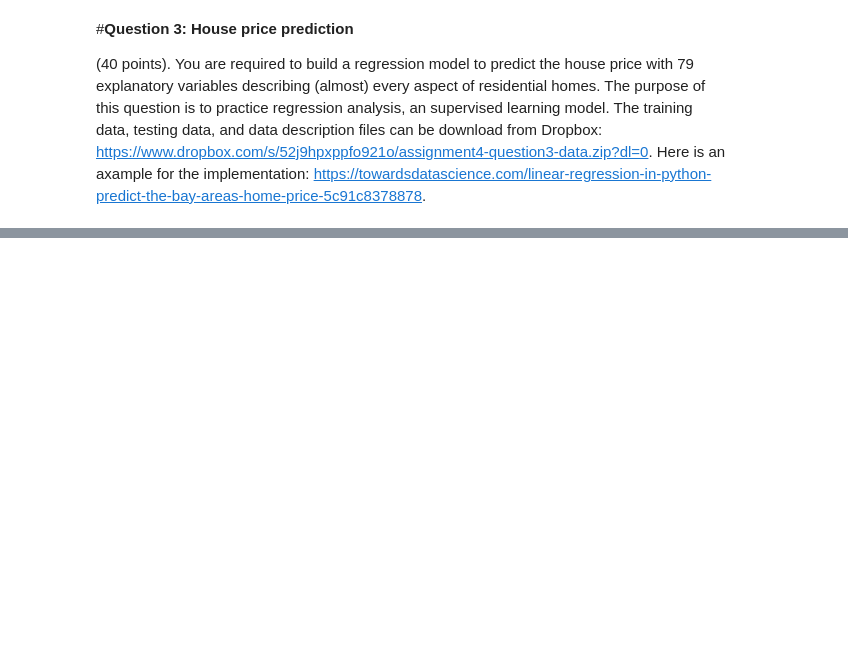
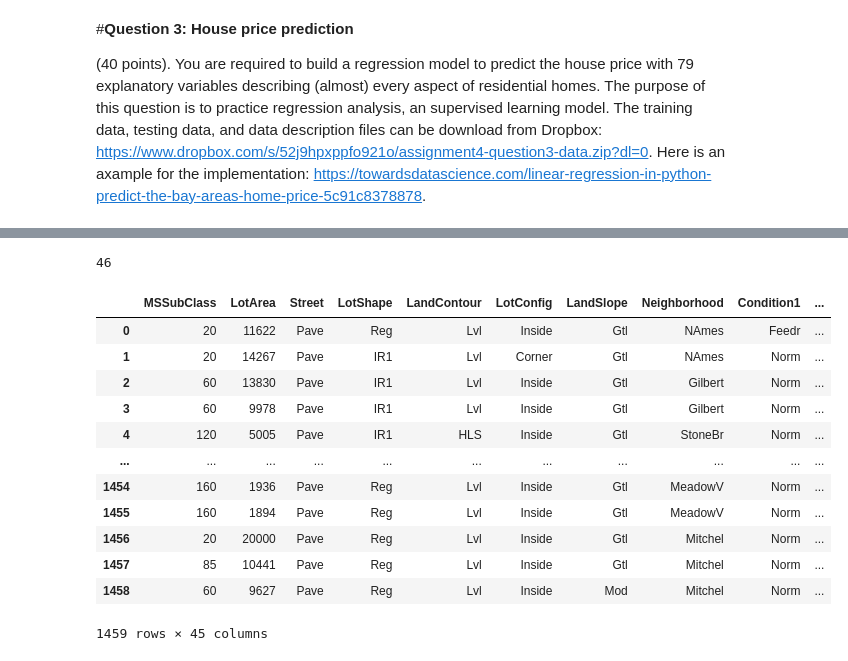
Before and after one commit to rajitakolla/computational_methods, a Jupyter notebook: Assignment04.ipynb, the cells around one changed output, grey strips where cells are left out. Cells and saved outputs as stored; diff of their text form; code cells hidden in the pictures; blank space fills up the shorter version.

```diff
--- a/Assignment04.ipynb
+++ b/Assignment04.ipynb
@@ -582,3 +622,7 @@ visualizer(classification_report(y_test,y_op_multinomialNB,output_dict=True))
 
 
 (40 points). You are required to build a regression model to predict the house price with 79 explanatory variables describing (almost) every aspect of residential homes. The purpose of this question is to practice regression analysis, an supervised learning model. The training data, testing data, and data description files can be download from Dropbox: https://www.dropbox.com/s/52j9hpxppfo921o/assignment4-question3-data.zip?dl=0. Here is an axample for the implementation: https://towardsdatascience.com/linear-regression-in-python-predict-the-bay-areas-home-price-5c91c8378878.
+# %%
+import pandas as pd
+train_data = pd.read_csv("/content/train.csv").dropna(axis=1).drop('Id',axis=1)
+test_data = pd.read_csv("/content/test.csv").dropna(axis=1).drop('Id',axis=1)
@@ -584,0 +688,4 @@ visualizer(classification_report(y_test,y_op_multinomialNB,output_dict=True))
+# %%
+len(test_data.columns)
+# %% [output]
+46
@@ -584,0 +700,18 @@ visualizer(classification_report(y_test,y_op_multinomialNB,output_dict=True))
+# %%
+test_data = test_data[required_columns]
+# %%
+test_data
+# %% [output]
+|  | MSSubClass | LotArea | Street | LotShape | LandContour | LotConfig | LandSlope | Neighborhood | Condition1 | ... |
+| 0 | 20 | 11622 | Pave | Reg | Lvl | Inside | Gtl | NAmes | Feedr | ... |
+| 1 | 20 | 14267 | Pave | IR1 | Lvl | Corner | Gtl | NAmes | Norm | ... |
+| 2 | 60 | 13830 | Pave | IR1 | Lvl | Inside | Gtl | Gilbert | Norm | ... |
+| 3 | 60 | 9978 | Pave | IR1 | Lvl | Inside | Gtl | Gilbert | Norm | ... |
+| 4 | 120 | 5005 | Pave | IR1 | HLS | Inside | Gtl | StoneBr | Norm | ... |
+| ... | ... | ... | ... | ... | ... | ... | ... | ... | ... | ... |
+| 1454 | 160 | 1936 | Pave | Reg | Lvl | Inside | Gtl | MeadowV | Norm | ... |
+| 1455 | 160 | 1894 | Pave | Reg | Lvl | Inside | Gtl | MeadowV | Norm | ... |
+| 1456 | 20 | 20000 | Pave | Reg | Lvl | Inside | Gtl | Mitchel | Norm | ... |
+| 1457 | 85 | 10441 | Pave | Reg | Lvl | Inside | Gtl | Mitchel | Norm | ... |
+| 1458 | 60 | 9627 | Pave | Reg | Lvl | Inside | Mod | Mitchel | Norm | ... |
+1459 rows × 45 columns
```
Also changed, not shown: parts of 43 cells of this notebook.
